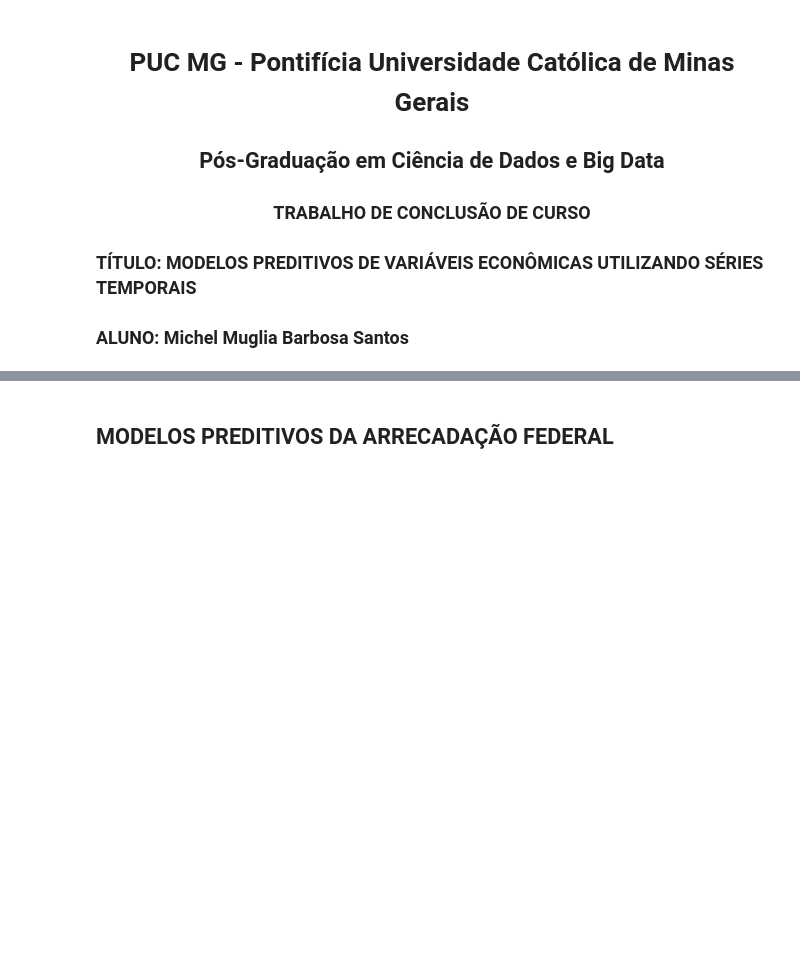
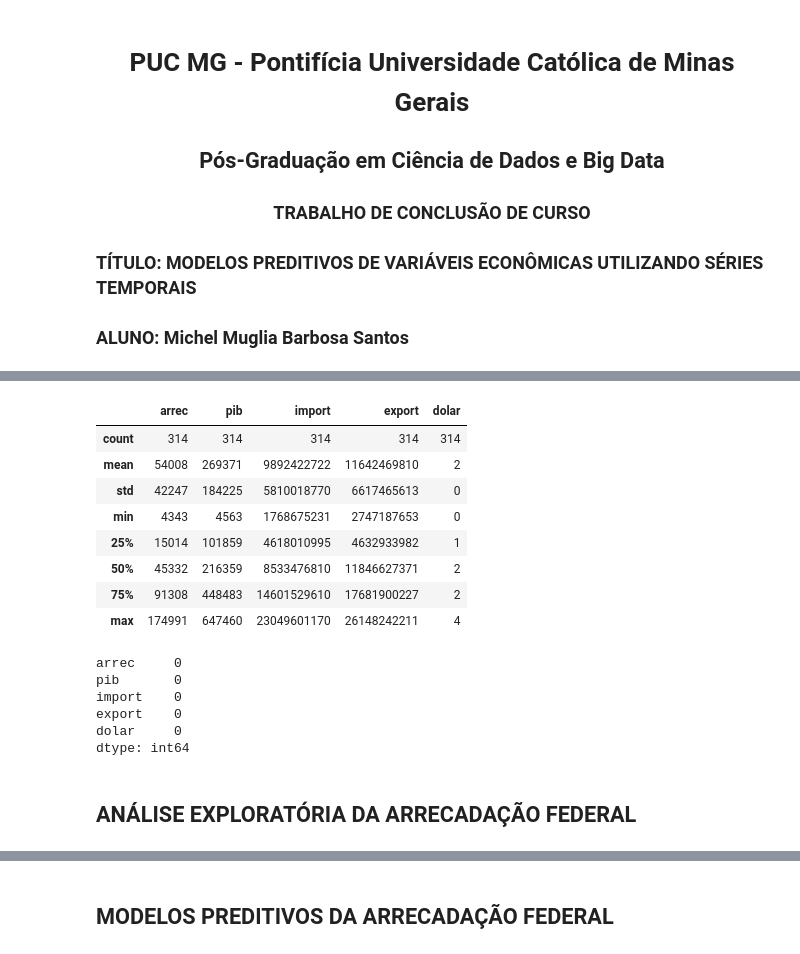
Before and after one commit to mmbs1989/TCC-PUCMINAS, a Jupyter notebook: Notebook_TCC_PUC.ipynb, the cells around one changed output, grey strips where cells are left out. Drawn from its saved outputs; the diff is of its cells as text; code cells hidden in the pictures; blank space fills up the shorter version.

```diff
--- a/Notebook_TCC_PUC.ipynb
+++ b/Notebook_TCC_PUC.ipynb
@@ -568,0 +144,27 @@ dolar  0.439972  1.000000
+# %%
+# Estatísitica descritiva dos dados
+dftcc.describe().astype(int)
+# %% [output]
+|  | arrec | pib | import | export | dolar |
+| count | 314 | 314 | 314 | 314 | 314 |
+| mean | 54008 | 269371 | 9892422722 | 11642469810 | 2 |
+| std | 42247 | 184225 | 5810018770 | 6617465613 | 0 |
+| min | 4343 | 4563 | 1768675231 | 2747187653 | 0 |
+| 25% | 15014 | 101859 | 4618010995 | 4632933982 | 1 |
+| 50% | 45332 | 216359 | 8533476810 | 11846627371 | 2 |
+| 75% | 91308 | 448483 | 14601529610 | 17681900227 | 2 |
+| max | 174991 | 647460 | 23049601170 | 26148242211 | 4 |
+# %%
+# Confirmar se há valores nulos
+dftcc.isnull().sum()
+# %% [output]
+arrec     0
+pib       0
+import    0
+export    0
+dolar     0
+dtype: int64
+# %% [markdown]
+
+
+## **ANÁLISE EXPLORATÓRIA DA ARRECADAÇÃO FEDERAL**
```
Also changed, not shown: parts of 83 cells of this notebook.
